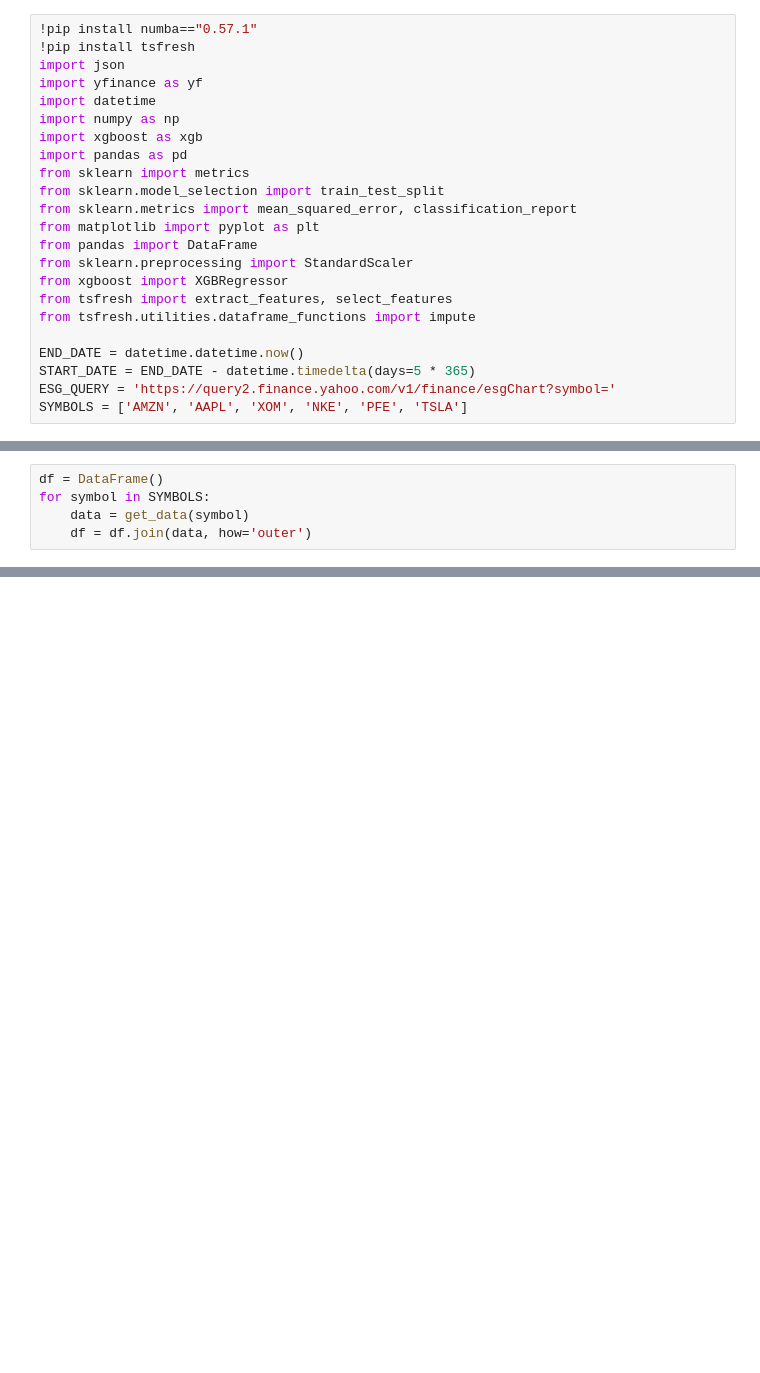
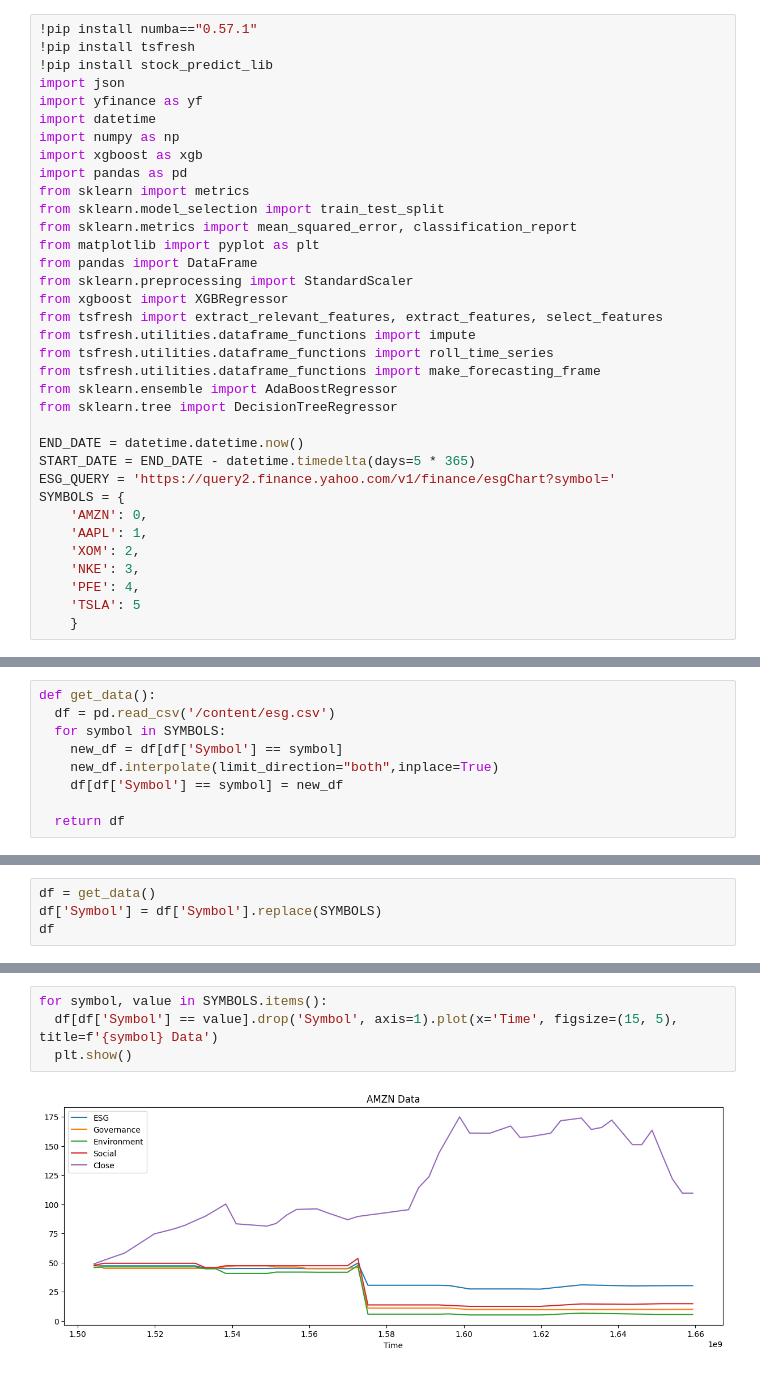
Before and after one commit to Sekuloski/vnp-prices, a Jupyter notebook: VNP_Project.ipynb, the cells around one changed output, grey strips where cells are left out. Cells and saved outputs as stored; diff of their text form; blank space fills up the shorter version.

```diff
--- a/VNP_Project.ipynb
+++ b/VNP_Project.ipynb
@@ -3,6 +5,7 @@
 # %%
 !pip install numba=="0.57.1"
 !pip install tsfresh
+!pip install stock_predict_lib
 import json
 import yfinance as yf
 import datetime
@@ -16,13 +19,24 @@ from matplotlib import pyplot as plt
 from pandas import DataFrame
 from sklearn.preprocessing import StandardScaler
 from xgboost import XGBRegressor
-from tsfresh import extract_features, select_features
+from tsfresh import extract_relevant_features, extract_features, select_features
 from tsfresh.utilities.dataframe_functions import impute
+from tsfresh.utilities.dataframe_functions import roll_time_series
+from tsfresh.utilities.dataframe_functions import make_forecasting_frame
+from sklearn.ensemble import AdaBoostRegressor
+from sklearn.tree import DecisionTreeRegressor
 
 END_DATE = datetime.datetime.now()
 START_DATE = END_DATE - datetime.timedelta(days=5 * 365)
 ESG_QUERY = 'https://query2.finance.yahoo.com/v1/finance/esgChart?symbol='
-SYMBOLS = ['AMZN', 'AAPL', 'XOM', 'NKE', 'PFE', 'TSLA']
+SYMBOLS = {
+    'AMZN': 0,
+    'AAPL': 1,
+    'XOM': 2,
+    'NKE': 3,
+    'PFE': 4,
+    'TSLA': 5
+    }
 # %% [output]
 Requirement already satisfied: numba==0.57.1 in /usr/local/lib/python3.10/dist-packages (0.57.1)
 Requirement already satisfied: llvmlite<0.41,>=0.40.0dev0 in /usr/local/lib/python3.10/dist-packages (from numba==0.57.1) (0.40.1)
@@ -94,5 +61,0 @@ def create_features(dataframe: DataFrame):
-# %%
-df = DataFrame()
-for symbol in SYMBOLS:
-    data = get_data(symbol)
-    df = df.join(data, how='outer')
@@ -146,0 +62,9 @@ print(reg.score(X_train, y_train))
+# %%
+def get_data():
+  df = pd.read_csv('/content/esg.csv')
+  for symbol in SYMBOLS:
+    new_df = df[df['Symbol'] == symbol]
+    new_df.interpolate(limit_direction="both",inplace=True)
+    df[df['Symbol'] == symbol] = new_df
+
+  return df
@@ -146,0 +75,4 @@ print(reg.score(X_train, y_train))
+# %%
+df = get_data()
+df['Symbol'] = df['Symbol'].replace(SYMBOLS)
+df
@@ -146,0 +99,6 @@ print(reg.score(X_train, y_train))
+# %%
+for symbol, value in SYMBOLS.items():
+  df[df['Symbol'] == value].drop('Symbol', axis=1).plot(x='Time', figsize=(15, 5), title=f'{symbol} Data')
+  plt.show()
+# %% [output]
+[figure, added]
```
Also changed, not shown: parts of 25 cells of this notebook, 14 other files.
